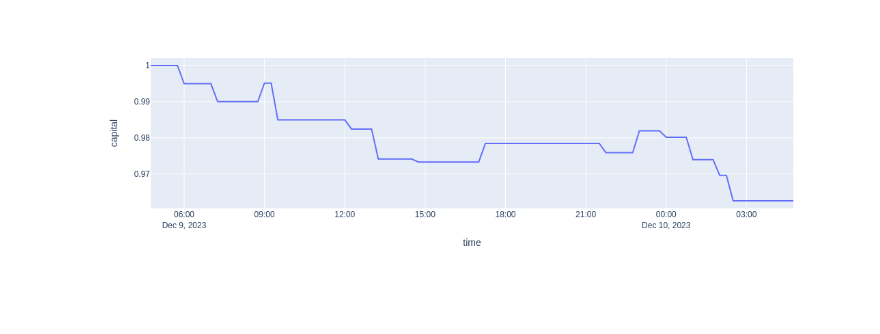
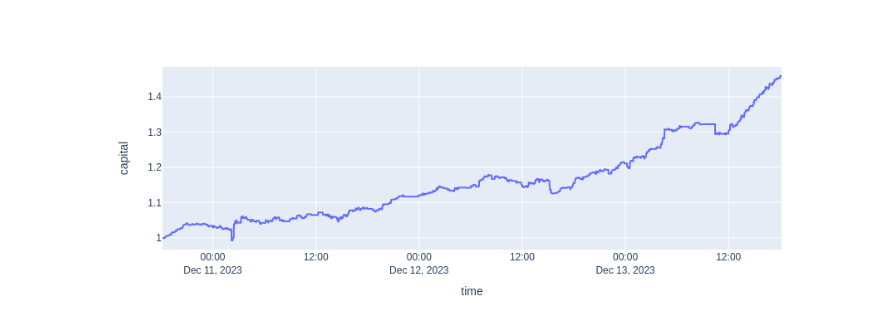
Before and after one commit to joliveros/exchange-data, a Jupyter notebook: notebooks/backtest.ipynb, the cells around one changed output. Saved outputs shown, nothing was run; the diff lists cells and outputs as text; code cells hidden in the pictures; blank space fills up the shorter version.

```diff
--- a/notebooks/backtest.ipynb
+++ b/notebooks/backtest.ipynb
@@ -17,18 +17,18 @@ init_notebook_mode(connected=True)
 params = {
  'cache': False,
  'database_name': 'binance_futures',
- 'depth': 42,
+ 'depth': 72,
  'futures': False,
  'group_by': '1m',
- 'interval': '1d',
+ 'interval': '3d',
  'max_volume_quantile': 0.99,
  'offset_interval': '0h',
  'plot': False,
  'round_decimals': 3,
- 'sequence_length': 36,
+ 'sequence_length': 72,
  'symbol': 'UNFIUSDT',
- 'window_size': '1h',
- 'additional_group_by': '15Min',
+ 'window_size': '30m',
+ 'additional_group_by': '5Min',
  'frame_width': 448
 }
 
@@ -83 +83 @@ The class ViTFeatureExtractor is deprecated and will be removed in version 5 of
-[figure, old version]
+[figure, new version]
```
Also changed, not shown: parts of 1 cell of this notebook, 2 other files.
